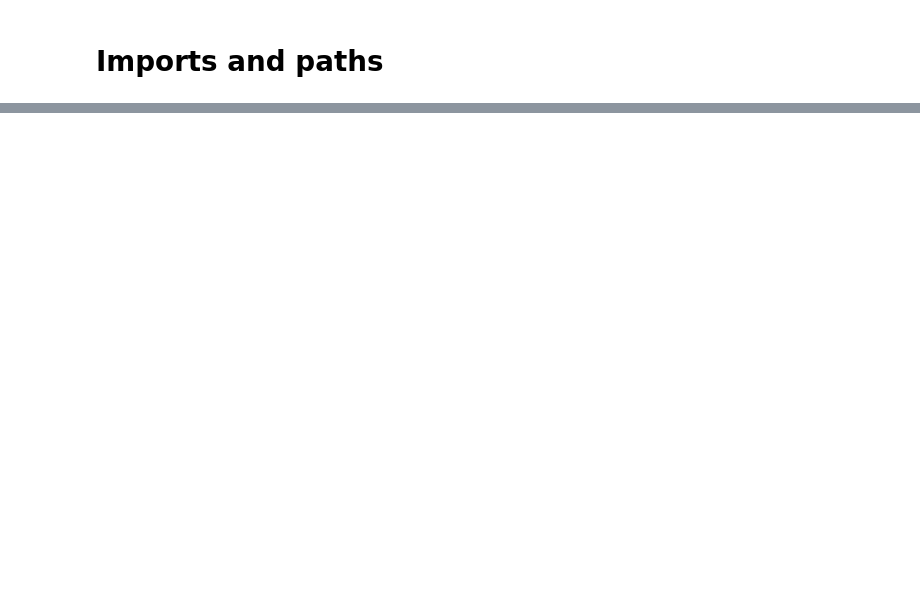
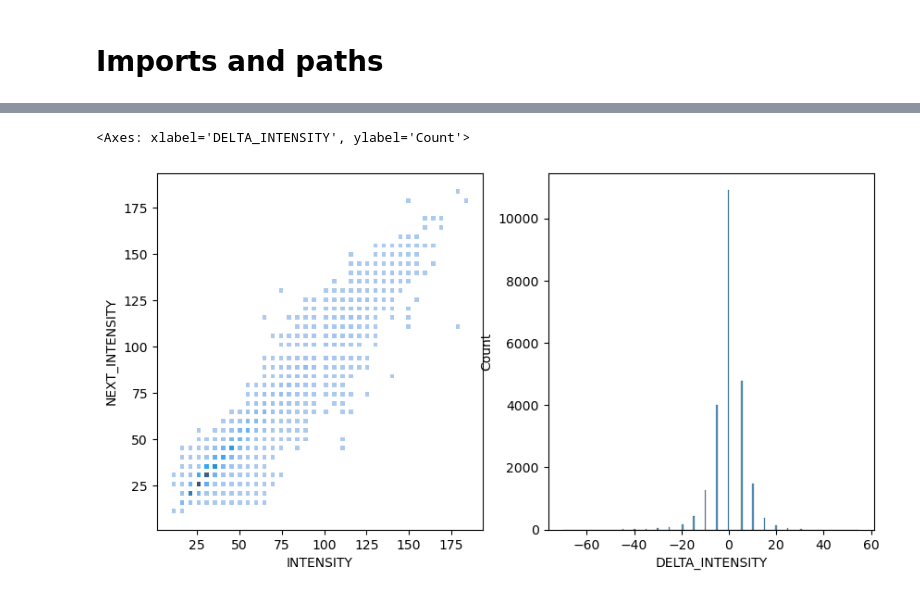
Before and after one commit to dauvillc/tc_probabilistic_forecasting, a Jupyter notebook: notebooks/explore_tcir.ipynb, the cells around one changed output, grey strips where cells are left out. Saved outputs shown, nothing was run; the diff lists cells and outputs as text; code cells hidden in the pictures; blank space fills up the shorter version.

```diff
--- a/notebooks/explore_tcir.ipynb
+++ b/notebooks/explore_tcir.ipynb
@@ -352,0 +43,4 @@ array(0)
+# %%
+tcir_info['NEXT_INTENSITY'] = tcir_info['INTENSITY'].shift(-1)
+tcir_info['DELTA_INTENSITY'] = (tcir_info['NEXT_INTENSITY'] - tcir_info['INTENSITY']).dropna(axis='rows')
+tcir_info.head(10)
@@ -352,0 +59,7 @@ array(0)
+# %%
+fig, axes = plt.subplots(nrows=1, ncols=2, figsize=(10, 5))
+sns.histplot(tcir_info, x='INTENSITY', y='NEXT_INTENSITY', ax=axes[0])
+sns.histplot(tcir_info, x='DELTA_INTENSITY', ax=axes[1])
+# %% [output]
+<Axes: xlabel='DELTA_INTENSITY', ylabel='Count'>
+[figure, added]
```
Also changed, not shown: parts of 72 cells of this notebook.
